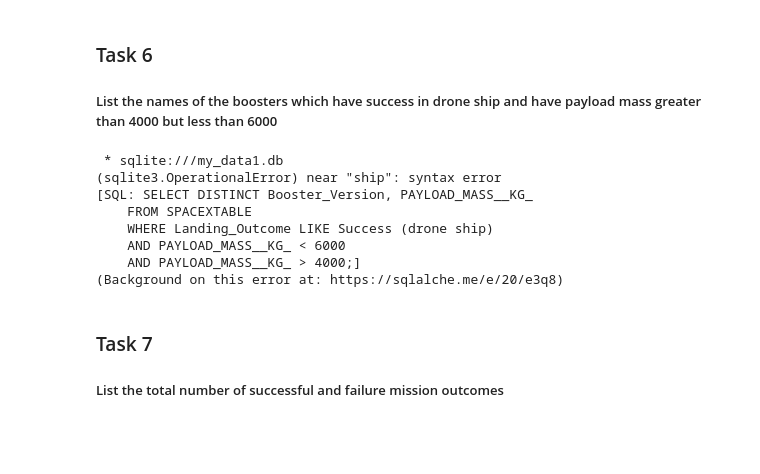
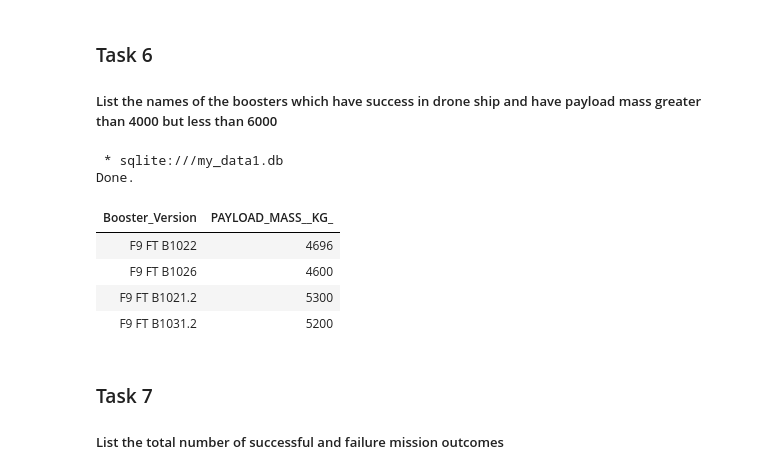
Before and after one commit to pomopa/Data-Science-Capstone-IBM-Certificate, a Jupyter notebook: 2 - Exploratory Data Analysis (EDA)/Lab04-jupyter-labs-eda-sql-coursera_sqllite.ipynb, the cells around one changed output. Cells and saved outputs as stored; diff of their text form; code cells hidden in the pictures; blank space fills up the shorter version.

```diff
--- a/2 - Exploratory Data Analysis (EDA)/Lab04-jupyter-labs-eda-sql-coursera_sqllite.ipynb
+++ b/2 - Exploratory Data Analysis (EDA)/Lab04-jupyter-labs-eda-sql-coursera_sqllite.ipynb
@@ -260,18 +258,17 @@ Done.
 # %%
 %%sql SELECT DISTINCT Booster_Version, PAYLOAD_MASS__KG_
     FROM SPACEXTABLE
-    WHERE Landing_Outcome LIKE Success (drone ship)
+    WHERE Landing_Outcome LIKE "Success (drone ship)"
     AND PAYLOAD_MASS__KG_ < 6000
     AND PAYLOAD_MASS__KG_ > 4000;
 # %% [output]
  * sqlite:///my_data1.db
-(sqlite3.OperationalError) near "ship": syntax error
-[SQL: SELECT DISTINCT Booster_Version, PAYLOAD_MASS__KG_
-    FROM SPACEXTABLE
-    WHERE Landing_Outcome LIKE Success (drone ship)
-    AND PAYLOAD_MASS__KG_ < 6000
-    AND PAYLOAD_MASS__KG_ > 4000;]
-(Background on this error at: https://sqlalche.me/e/20/e3q8)
+Done.
+| Booster_Version | PAYLOAD_MASS__KG_ |
+| F9 FT B1022 | 4696 |
+| F9 FT B1026 | 4600 |
+| F9 FT B1021.2 | 5300 |
+| F9 FT B1031.2 | 5200 |
 # %% [markdown]
 ### Task 7
 
```
Also changed, not shown: parts of 2 cells of this notebook.
